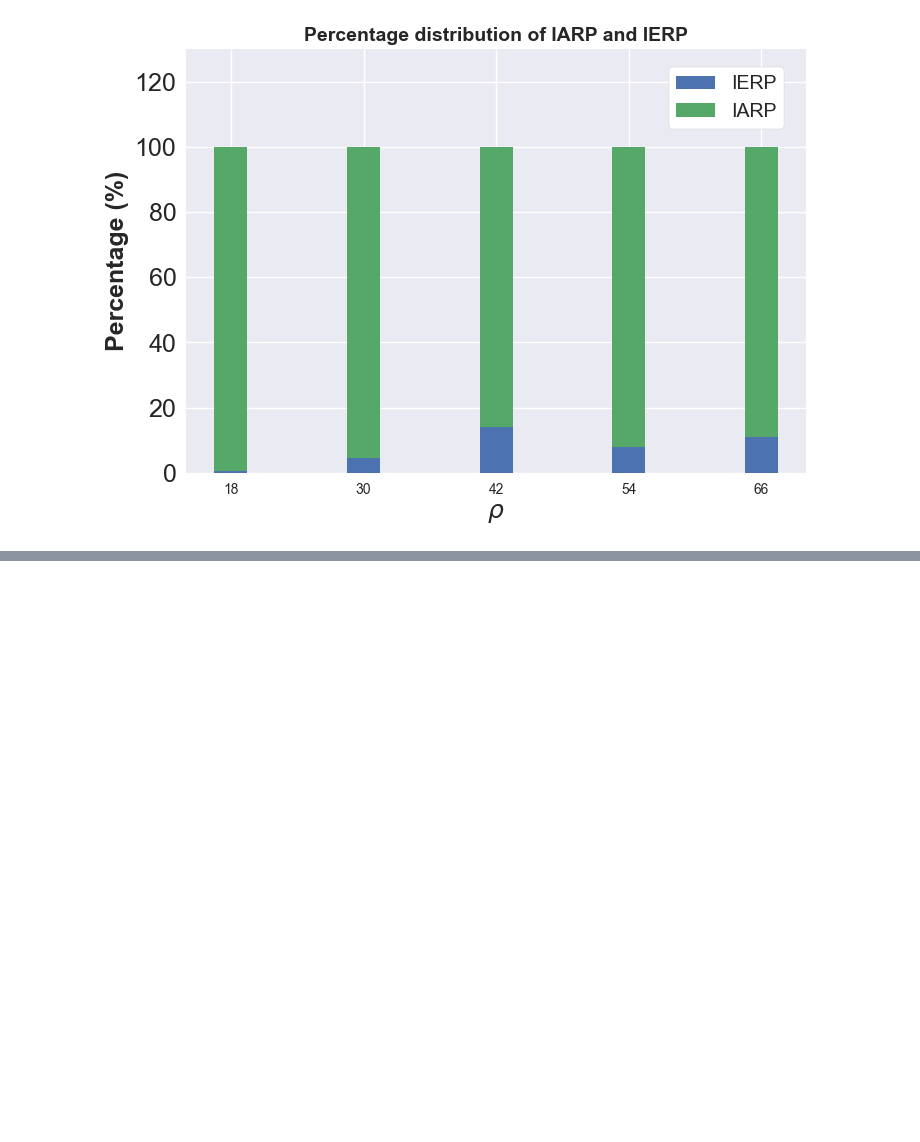
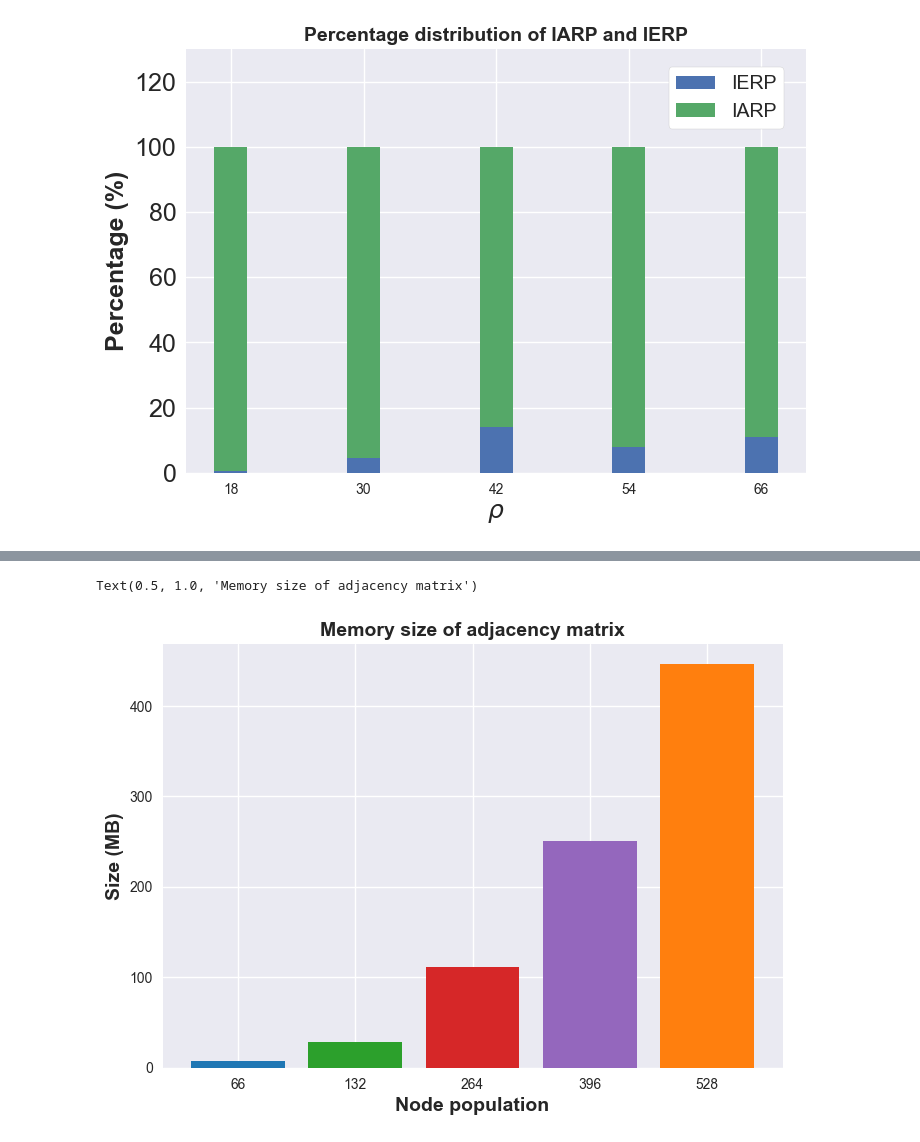
Before and after one commit to mathias-magnusson/Zone-routing-protocol, a Jupyter notebook: plot.ipynb, the cells around one changed output, grey strips where cells are left out. Drawn from its saved outputs; the diff is of its cells as text; code cells hidden in the pictures; blank space fills up the shorter version.

```diff
--- a/plot.ipynb
+++ b/plot.ipynb
@@ -635,18 +645,21 @@ ax.set_title('Average ETX for different altitudes')
 # %%
 # SABR memory size
 
 import matplotlib.pyplot as plt
 
 fig, ax = plt.subplots()
 
 Altitude = ['66', '132', '264', '396', '528']
 counts = [6.9952, 27.904, 111.54, 250.93, 446.08]
 bar_labels = ['N = 66', 'N = 132', 'N = 264', 'N = 396', 'N = 528']
 bar_colors = ['tab:blue', 'tab:green', 'tab:red', 'tab:purple', 'tab:orange']
 
 ax.bar(Altitude, counts, label=bar_labels, color=bar_colors)
 
-ax.set_ylabel('Size (MB)', weight='bold', fontsize=18)
-ax.set_xlabel('Node population', weight='bold', fontsize=18)
-ax.set_title('Memory size of adjacency matrix')
+ax.set_ylabel('Size (MB)', weight='bold', fontsize=14)
+ax.set_xlabel('Node population', weight='bold', fontsize=14)
+ax.set_title('Memory size of adjacency matrix', weight='bold', fontsize=14)
 #ax.legend(loc='upper right', bbox_to_anchor=(0.98, 0.98), frameon=True, framealpha=1, facecolor='white', fontsize = 14)
+# %% [output]
+Text(0.5, 1.0, 'Memory size of adjacency matrix')
+[figure, added]
```
Also changed, not shown: parts of 5 cells of this notebook.
